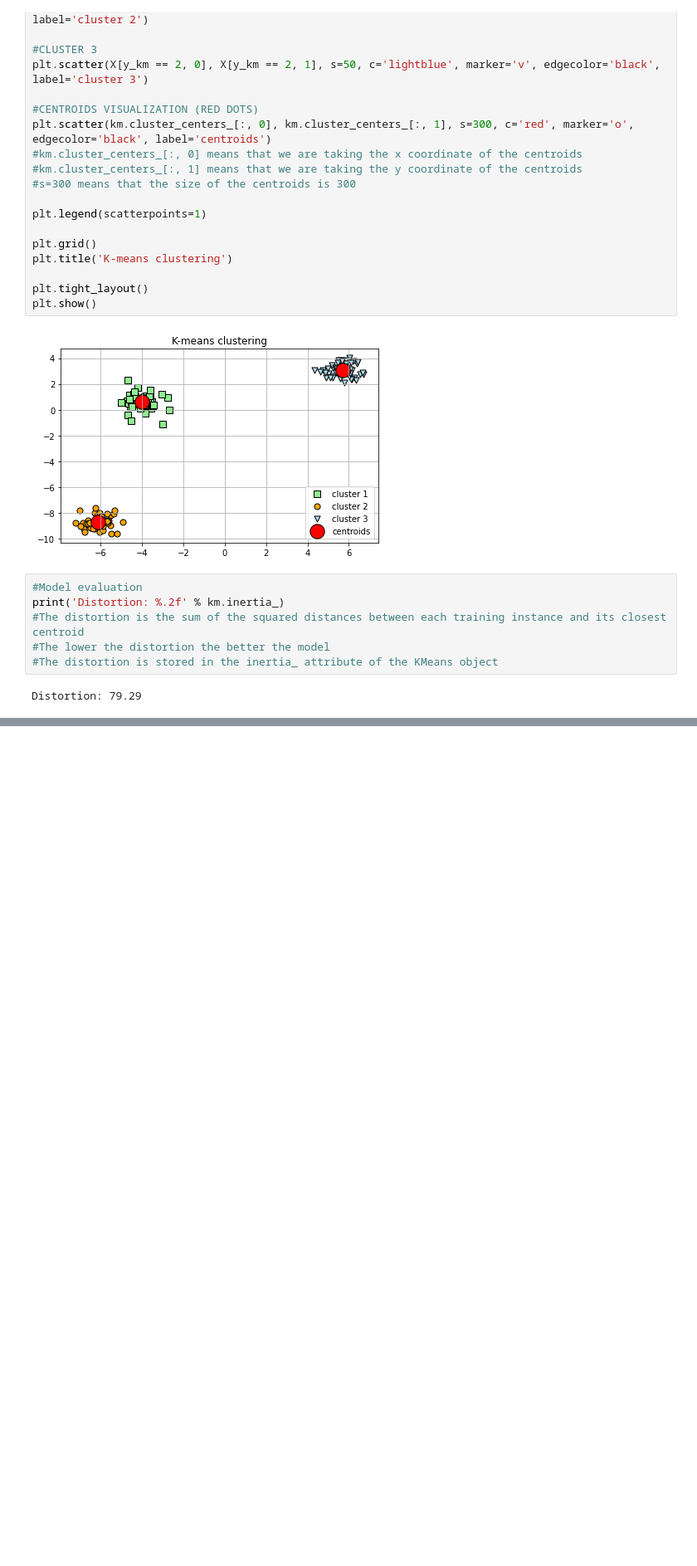
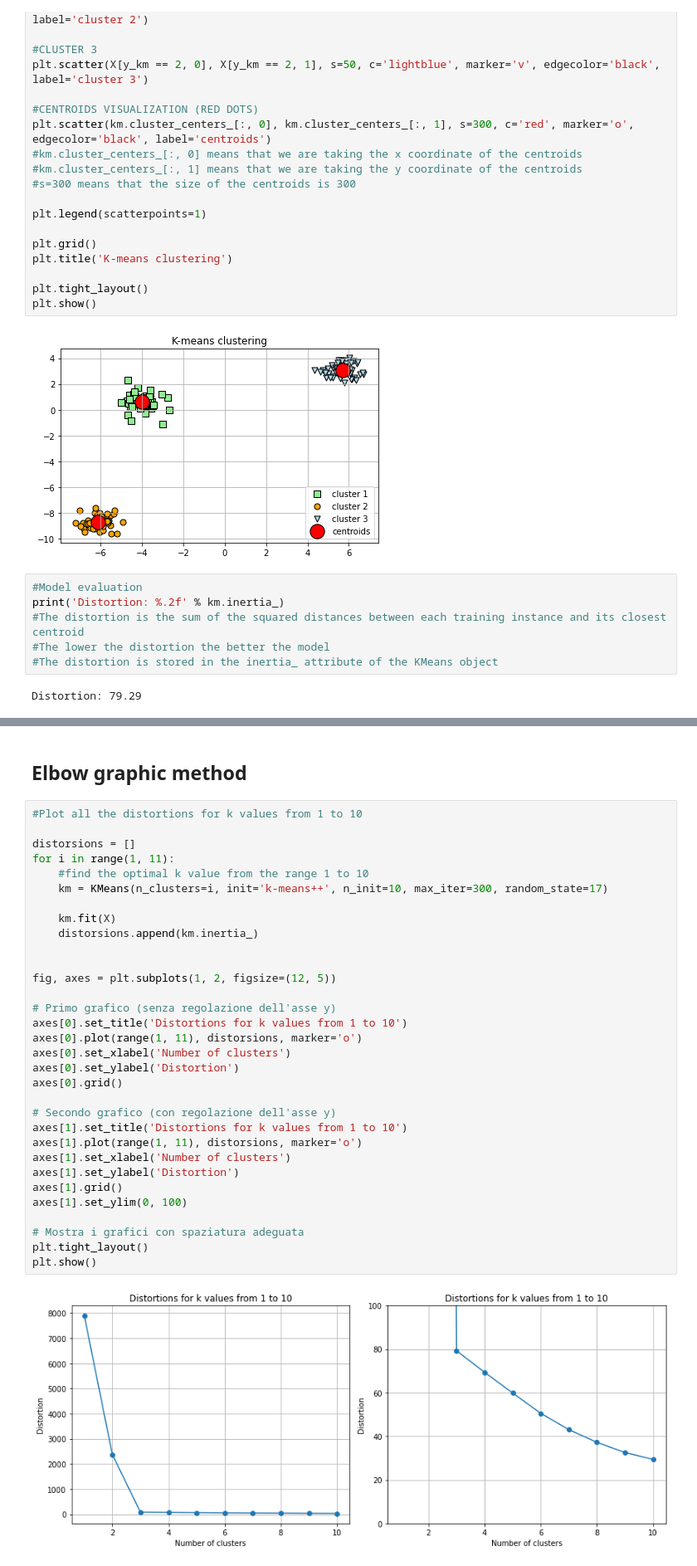
Before and after one commit to RiccardoRevalor/MachineLearning, a Jupyter notebook: Clustering Algorithms/KMeans/kmeans_1.ipynb, the cells around one changed output, grey strips where cells are left out. Shown at 83% size. Cells and saved outputs as stored; diff of their text form; blank space fills up the shorter version.

```diff
--- a/Clustering Algorithms/KMeans/kmeans_1.ipynb
+++ b/Clustering Algorithms/KMeans/kmeans_1.ipynb
@@ -69,0 +105,36 @@ Distortion: 79.29
+# %% [markdown]
+## Elbow graphic method
+# %%
+#Plot all the distortions for k values from 1 to 10
+
+distorsions = []
+for i in range(1, 11):
+    #find the optimal k value from the range 1 to 10
+    km = KMeans(n_clusters=i, init='k-means++', n_init=10, max_iter=300, random_state=17)
+
+    km.fit(X)
+    distorsions.append(km.inertia_)
+
+
+fig, axes = plt.subplots(1, 2, figsize=(12, 5))
+
+# Primo grafico (senza regolazione dell'asse y)
+axes[0].set_title('Distortions for k values from 1 to 10')
+axes[0].plot(range(1, 11), distorsions, marker='o')
+axes[0].set_xlabel('Number of clusters')
+axes[0].set_ylabel('Distortion')
+axes[0].grid()
+
+# Secondo grafico (con regolazione dell'asse y)
+axes[1].set_title('Distortions for k values from 1 to 10')
+axes[1].plot(range(1, 11), distorsions, marker='o')
+axes[1].set_xlabel('Number of clusters')
+axes[1].set_ylabel('Distortion')
+axes[1].grid()
+axes[1].set_ylim(0, 100)
+
+# Mostra i grafici con spaziatura adeguata
+plt.tight_layout()
+plt.show()
+# %% [output]
+[figure, added]
```
Also changed, not shown: parts of 4 cells of this notebook.
